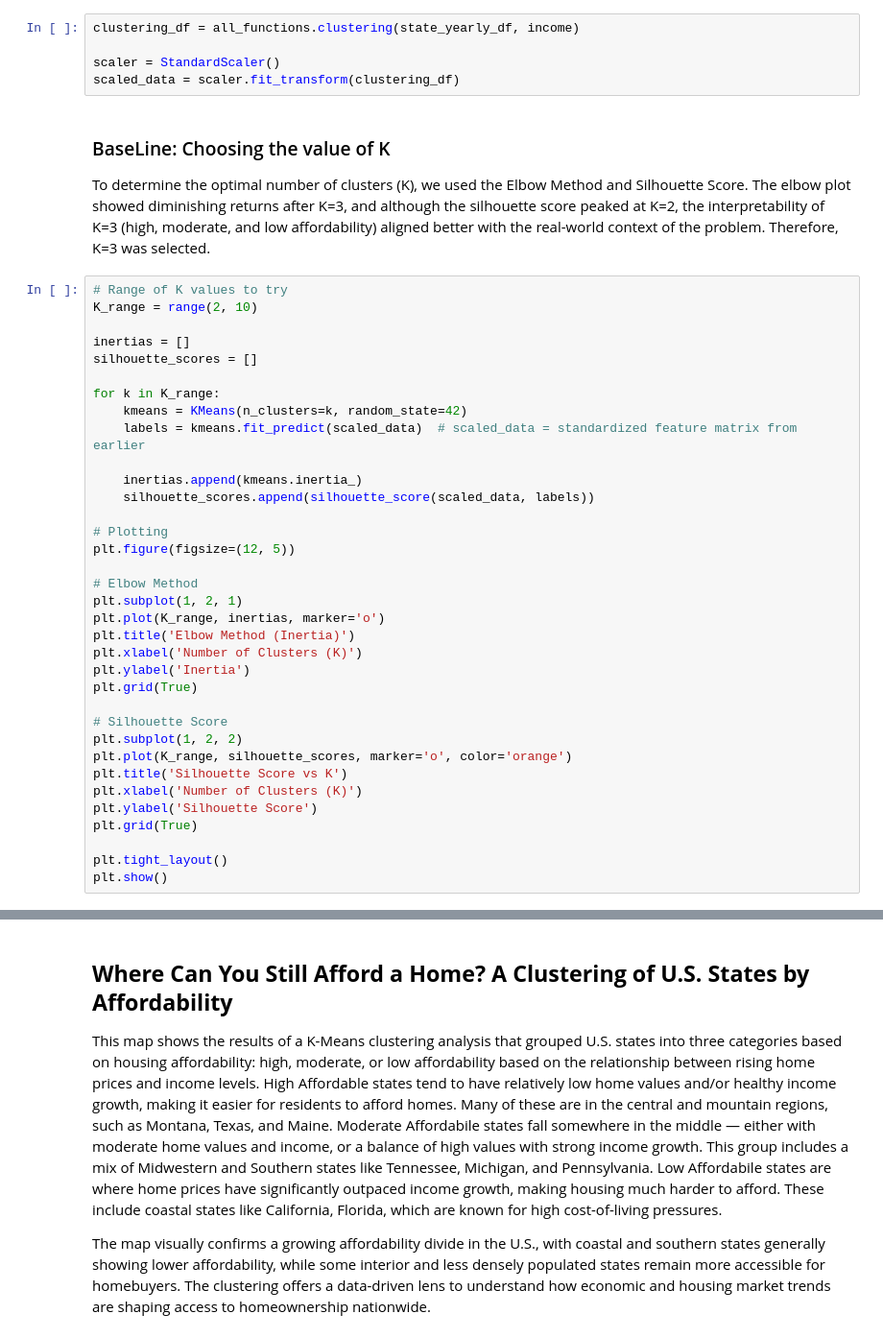
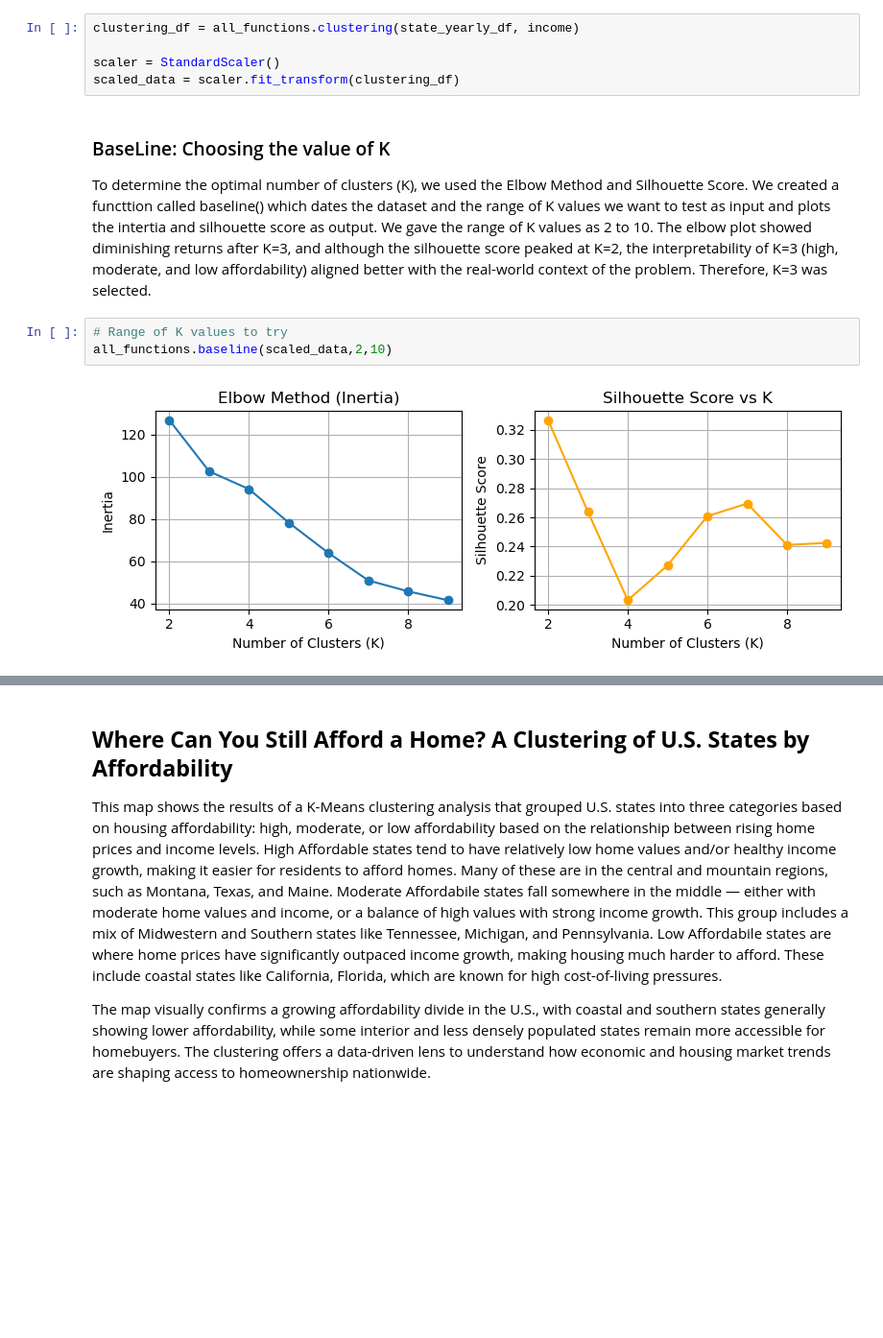
Before and after one commit to uic-cs418/group-project-stat-squad, a Jupyter notebook: ProgressReportFinal(1).ipynb, the cells around one changed output, grey strips where cells are left out. Shown: that part at 96% size. Cells and saved outputs as stored; diff of their text form; blank space fills up the shorter version.

```diff
--- a/ProgressReportFinal(1).ipynb
+++ b/ProgressReportFinal(1).ipynb
@@ -208,42 +130,12 @@ scaler = StandardScaler()
 scaled_data = scaler.fit_transform(clustering_df)
 # %% [markdown]
 ### BaseLine: Choosing the value of K
-To determine the optimal number of clusters (K), we used the Elbow Method and Silhouette Score. The elbow plot showed diminishing returns after K=3, and although the silhouette score peaked at K=2, the interpretability of K=3 (high, moderate, and low affordability) aligned better with the real-world context of the problem. Therefore, K=3 was selected.
+To determine the optimal number of clusters (K), we used the Elbow Method and Silhouette Score. We created a functtion called baseline() which dates the dataset and the range of K values we want to test as input and plots the intertia and silhouette score as output. We gave the range of K values as 2 to 10. The elbow plot showed diminishing returns after K=3, and although the silhouette score peaked at K=2, the interpretability of K=3 (high, moderate, and low affordability) aligned better with the real-world context of the problem. Therefore, K=3 was selected.
-# %%
-# Range of K values to try
-K_range = range(2, 10)
-
-inertias = []
-silhouette_scores = []
-
-for k in K_range:
-    kmeans = KMeans(n_clusters=k, random_state=42)
-    labels = kmeans.fit_predict(scaled_data)  # scaled_data = standardized feature matrix from earlier
-
-    inertias.append(kmeans.inertia_)
-    silhouette_scores.append(silhouette_score(scaled_data, labels))
-
-# Plotting
-plt.figure(figsize=(12, 5))
-
-# Elbow Method
-plt.subplot(1, 2, 1)
-plt.plot(K_range, inertias, marker='o')
-plt.title('Elbow Method (Inertia)')
-plt.xlabel('Number of Clusters (K)')
-plt.ylabel('Inertia')
-plt.grid(True)
-
-# Silhouette Score
-plt.subplot(1, 2, 2)
-plt.plot(K_range, silhouette_scores, marker='o', color='orange')
-plt.title('Silhouette Score vs K')
-plt.xlabel('Number of Clusters (K)')
-plt.ylabel('Silhouette Score')
-plt.grid(True)
-
-plt.tight_layout()
-plt.show()
+# %%
+# Range of K values to try
+all_functions.baseline(scaled_data,2,10)
+# %% [output]
+[figure, added]
 # %%
 kmeans = KMeans(n_clusters=3, random_state=42)
 clustering_df['Cluster'] = kmeans.fit_predict(scaled_data)
```
Also changed, not shown: parts of 29 cells of this notebook.
